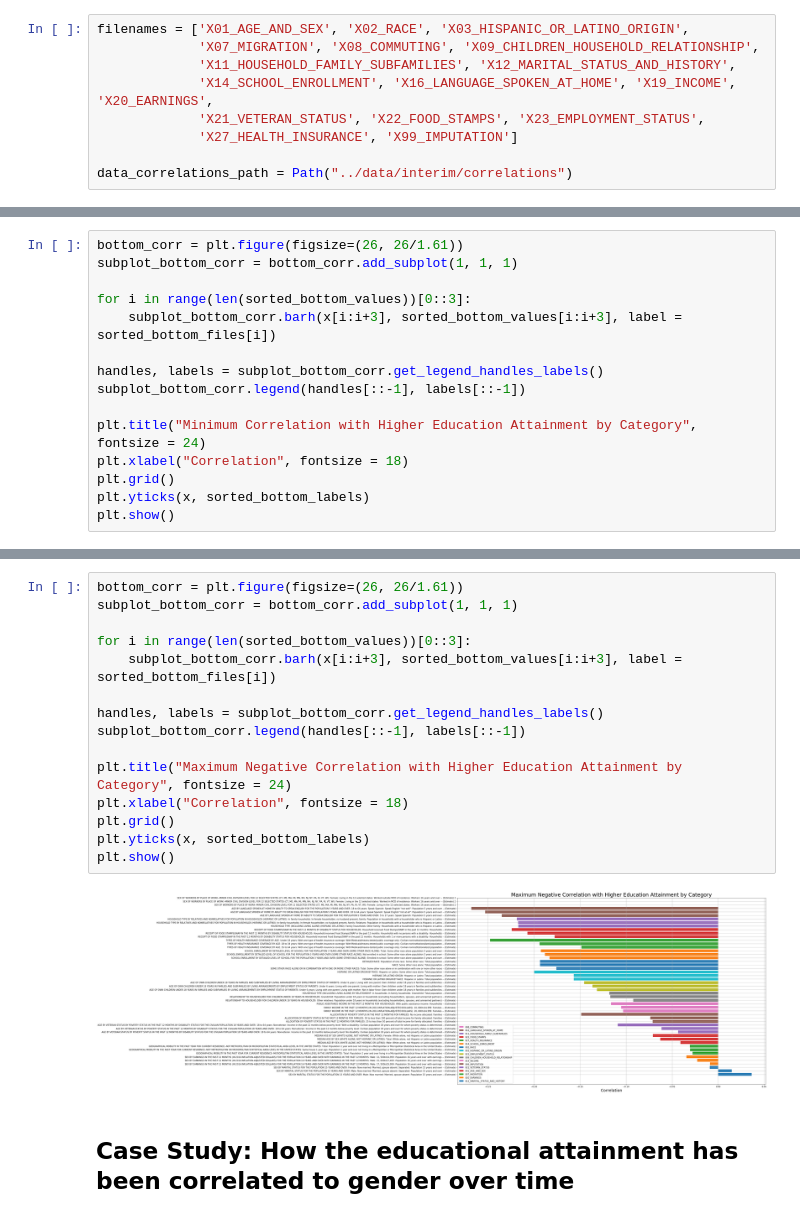
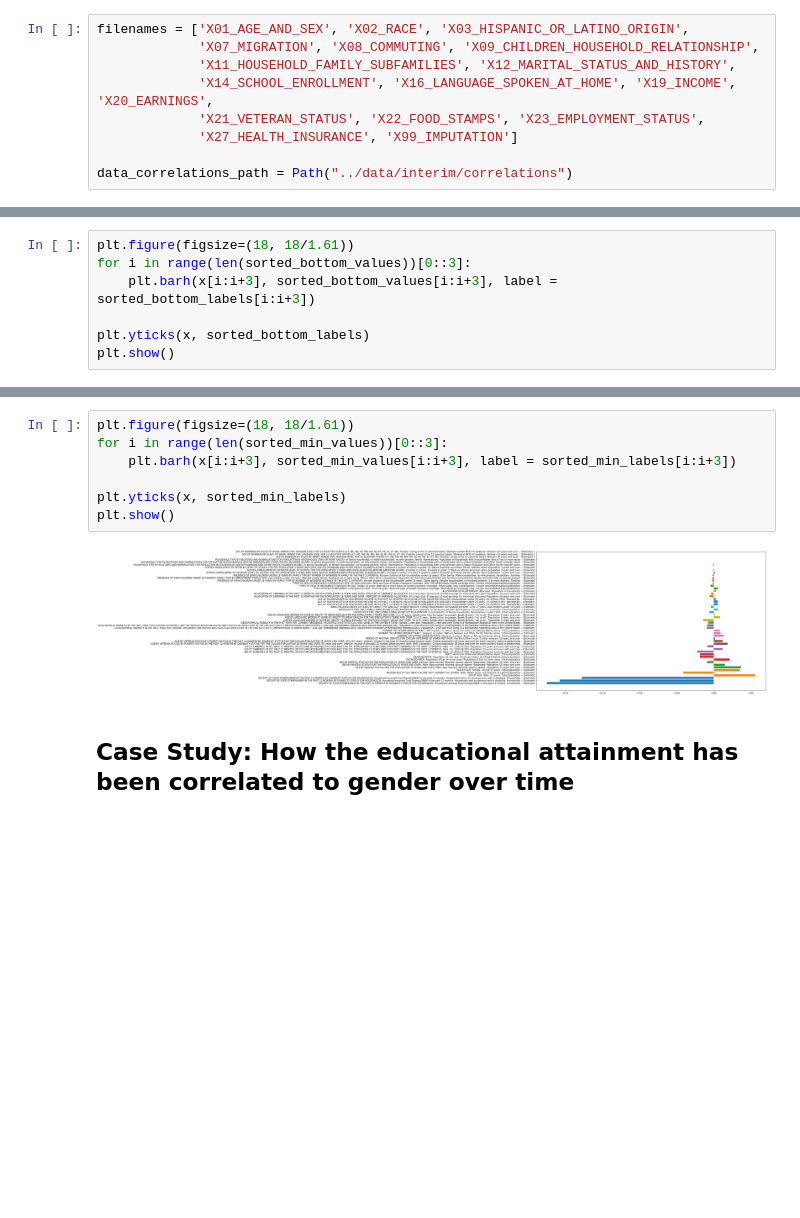
Before and after one commit to Tiger-Cross/AIHack18, a Jupyter notebook: notebooks/report.ipynb, the cells around one changed output, grey strips where cells are left out. Cells and saved outputs as stored; diff of their text form; blank space fills up the shorter version.

```diff
--- a/notebooks/report.ipynb
+++ b/notebooks/report.ipynb
@@ -425,16 +450,8 @@ plt.show()
 # %%
-bottom_corr = plt.figure(figsize=(26, 26/1.61))
-subplot_bottom_corr = bottom_corr.add_subplot(1, 1, 1)
+plt.figure(figsize=(18, 18/1.61))
+for i in range(len(sorted_bottom_values))[0::3]:
+    plt.barh(x[i:i+3], sorted_bottom_values[i:i+3], label = sorted_bottom_labels[i:i+3])
 
-for i in range(len(sorted_bottom_values))[0::3]:
-    subplot_bottom_corr.barh(x[i:i+3], sorted_bottom_values[i:i+3], label = sorted_bottom_files[i])
-
-handles, labels = subplot_bottom_corr.get_legend_handles_labels()
-subplot_bottom_corr.legend(handles[::-1], labels[::-1])
-
-plt.title("Minimum Correlation with Higher Education Attainment by Category", fontsize = 24)
-plt.xlabel("Correlation", fontsize = 18)
-plt.grid()
 plt.yticks(x, sorted_bottom_labels)
 plt.show()
 # %% [output]
@@ -442,20 +459,12 @@ plt.show()
 # %%
-bottom_corr = plt.figure(figsize=(26, 26/1.61))
-subplot_bottom_corr = bottom_corr.add_subplot(1, 1, 1)
+plt.figure(figsize=(18, 18/1.61))
+for i in range(len(sorted_min_values))[0::3]:
+    plt.barh(x[i:i+3], sorted_min_values[i:i+3], label = sorted_min_labels[i:i+3])
 
-for i in range(len(sorted_bottom_values))[0::3]:
-    subplot_bottom_corr.barh(x[i:i+3], sorted_bottom_values[i:i+3], label = sorted_bottom_files[i])
-
-handles, labels = subplot_bottom_corr.get_legend_handles_labels()
-subplot_bottom_corr.legend(handles[::-1], labels[::-1])
-
-plt.title("Maximum Negative Correlation with Higher Education Attainment by Category", fontsize = 24)
-plt.xlabel("Correlation", fontsize = 18)
-plt.grid()
-plt.yticks(x, sorted_bottom_labels)
+plt.yticks(x, sorted_min_labels)
 plt.show()
 # %% [output]
-[figure, old version]
+[figure, new version]
 # %% [markdown]
 ## Case Study: How the educational attainment has been correlated to gender over time<a class="anchor" id="case-study"></a>
 # %% [markdown]
```
Also changed, not shown: parts of 37 cells of this notebook.
